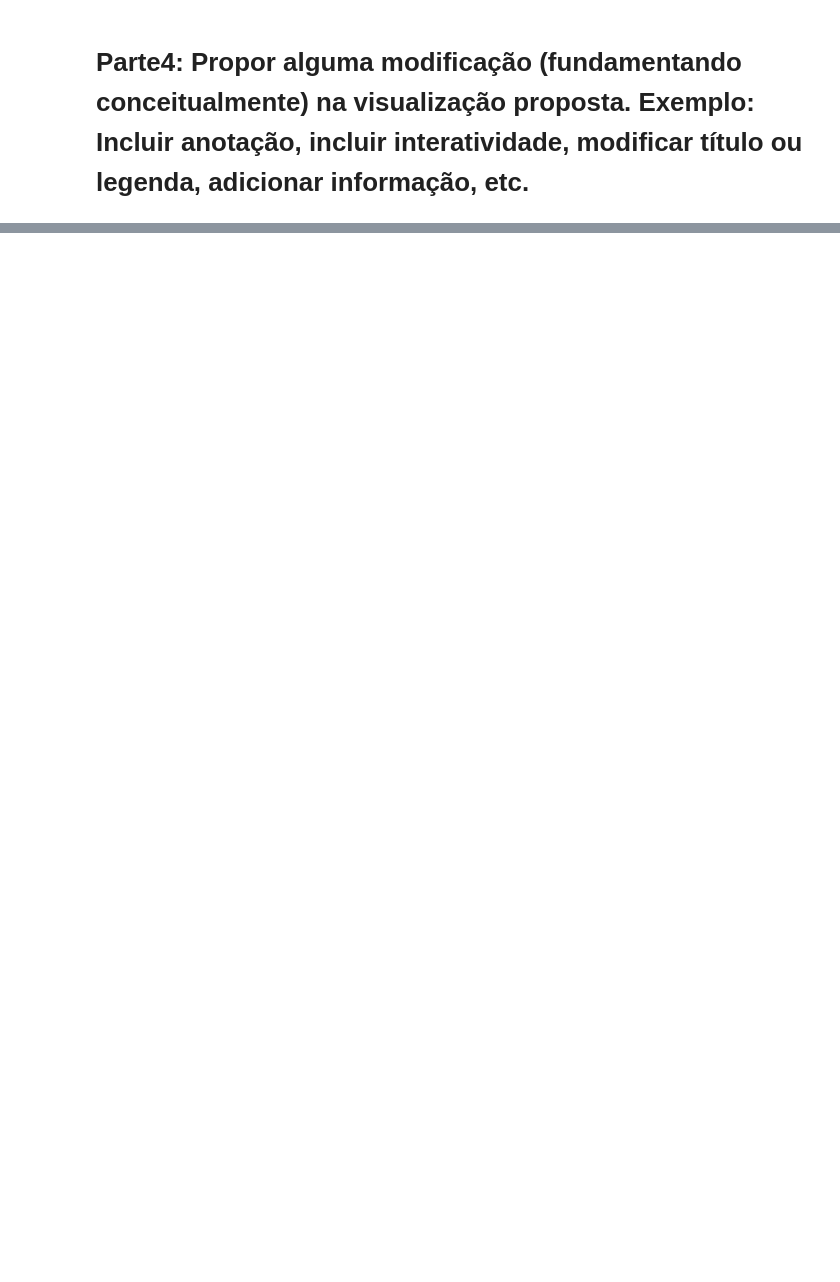
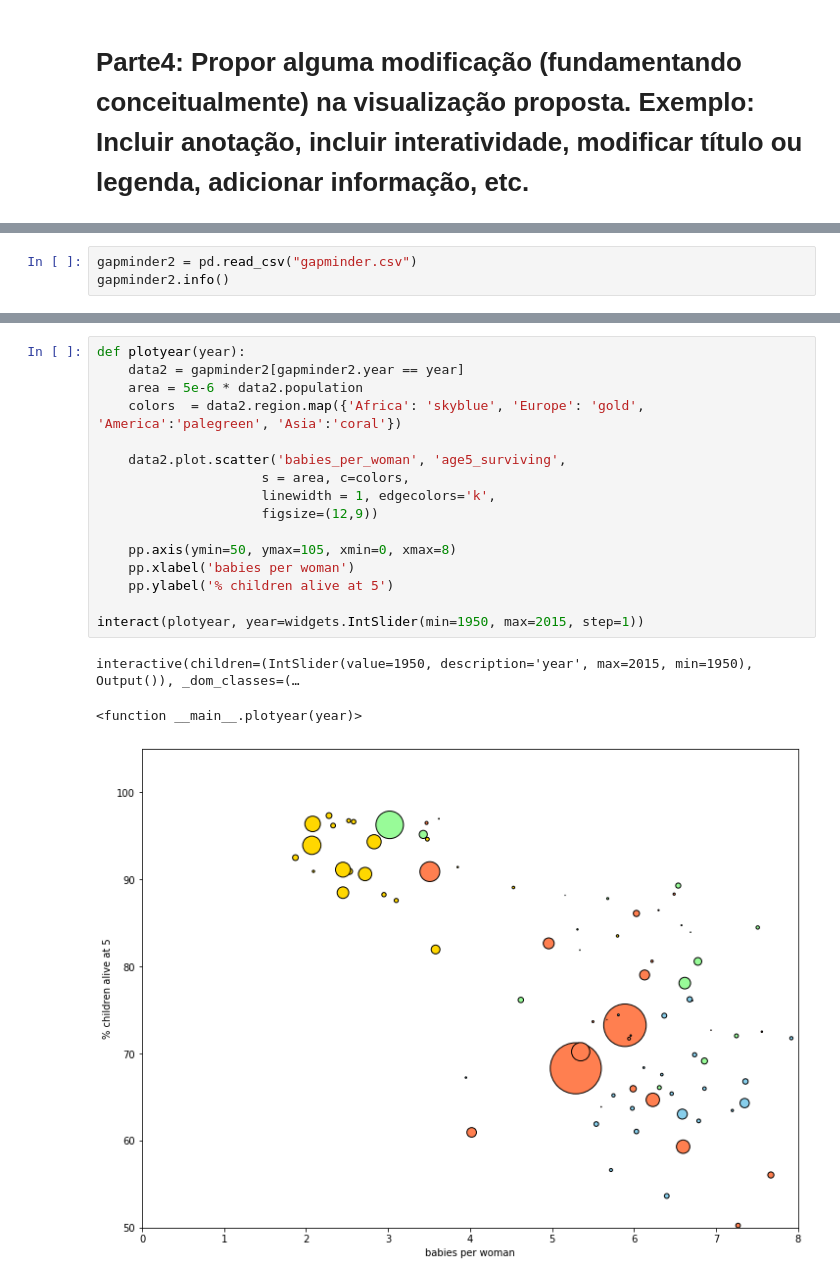
Before and after one commit to JuCarv-bit/Visualizacao, a Jupyter notebook: Trabalho_2_Gap_Minder.ipynb, the cells around one changed output, grey strips where cells are left out. Drawn from its saved outputs; the diff is of its cells as text; blank space fills up the shorter version.

```diff
--- a/Trabalho_2_Gap_Minder.ipynb
+++ b/Trabalho_2_Gap_Minder.ipynb
@@ -186,0 +173,3 @@ px.scatter(gapminder,x='childs_per_woman',y='lifeExp',color='continent', color_d
+# %%
+gapminder2 = pd.read_csv("gapminder.csv")
+gapminder2.info()
@@ -186,0 +200,20 @@ px.scatter(gapminder,x='childs_per_woman',y='lifeExp',color='continent', color_d
+# %%
+def plotyear(year):
+    data2 = gapminder2[gapminder2.year == year]
+    area = 5e-6 * data2.population
+    colors  = data2.region.map({'Africa': 'skyblue', 'Europe': 'gold', 'America':'palegreen', 'Asia':'coral'})
+
+    data2.plot.scatter('babies_per_woman', 'age5_surviving',
+                     s = area, c=colors,
+                     linewidth = 1, edgecolors='k',
+                     figsize=(12,9))
+
+    pp.axis(ymin=50, ymax=105, xmin=0, xmax=8)
+    pp.xlabel('babies per woman')
+    pp.ylabel('% children alive at 5')
+
+interact(plotyear, year=widgets.IntSlider(min=1950, max=2015, step=1))
+# %% [output]
+interactive(children=(IntSlider(value=1950, description='year', max=2015, min=1950), Output()), _dom_classes=(…
+<function __main__.plotyear(year)>
+[figure, added]
```
Also changed, not shown: parts of 12 cells of this notebook.
